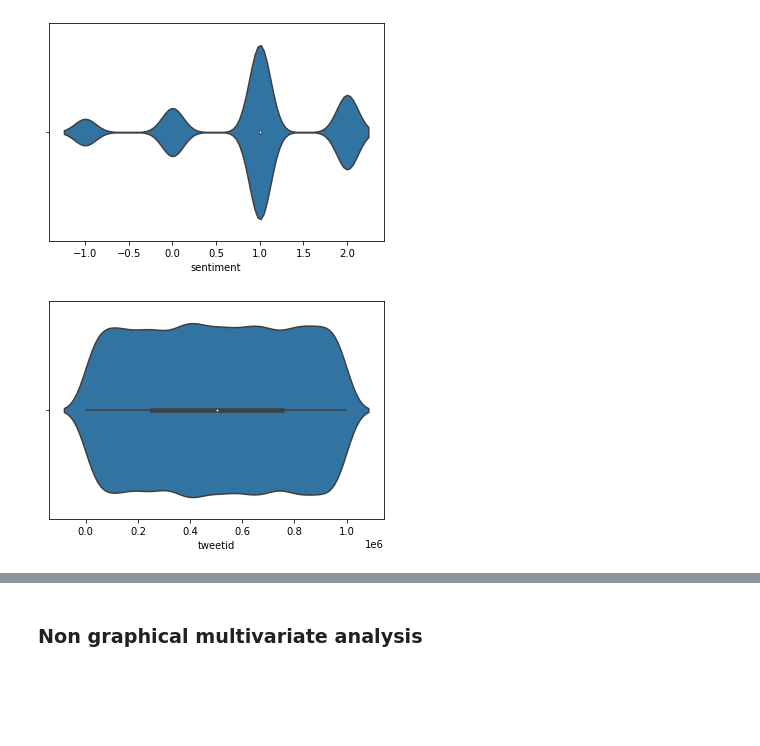
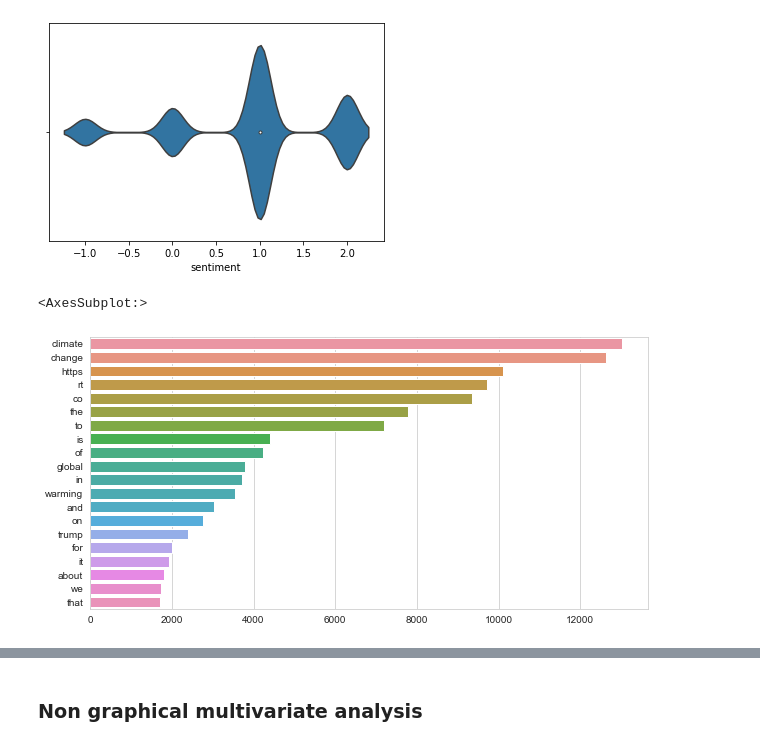
Before and after one commit to TEAMCBB3Classificationpredict/predict-notebook, a Jupyter notebook: EDSA CLIMATE NOTEBOOK.ipynb, the cells around one changed output, grey strips where cells are left out. Saved outputs shown, nothing was run; the diff lists cells and outputs as text; code cells hidden in the pictures; blank space fills up the shorter version.

```diff
--- a/EDSA CLIMATE NOTEBOOK.ipynb
+++ b/EDSA CLIMATE NOTEBOOK.ipynb
@@ -341,6 +368,21 @@ sns.violinplot(x='sentiment', data=train);
 # %% [output]
 [figure]
 # %%
-sns.violinplot(x='tweetid', data=train);
+# Visualize current state of data
+# Function returns a unigram
+def top_tweet_unigrams(corpus, n=None):
+    vec = CountVectorizer(ngram_range = (1, 1)).fit(corpus)
+    bag_of_words = vec.transform(corpus)
+    sum_words = bag_of_words.sum(axis=0)
+    words_freq = [(word, sum_words[0, idx]) for word, idx in vec.vocabulary_.items()]
+    words_freq =sorted(words_freq, key = lambda x: x[1], reverse=True)
+
+    return words_freq[:n]
+
+plt.figure(figsize=(10,5))
+top_tweet_unigram = top_tweet_unigrams(train['message'])[:20]
+x,y = map(list,zip(*top_tweet_unigram))
+sns.barplot(x=y, y=x)
 # %% [output]
+<AxesSubplot:>
-[figure, old version]
+[figure, new version]
```
Also changed, not shown: parts of 22 cells of this notebook.
